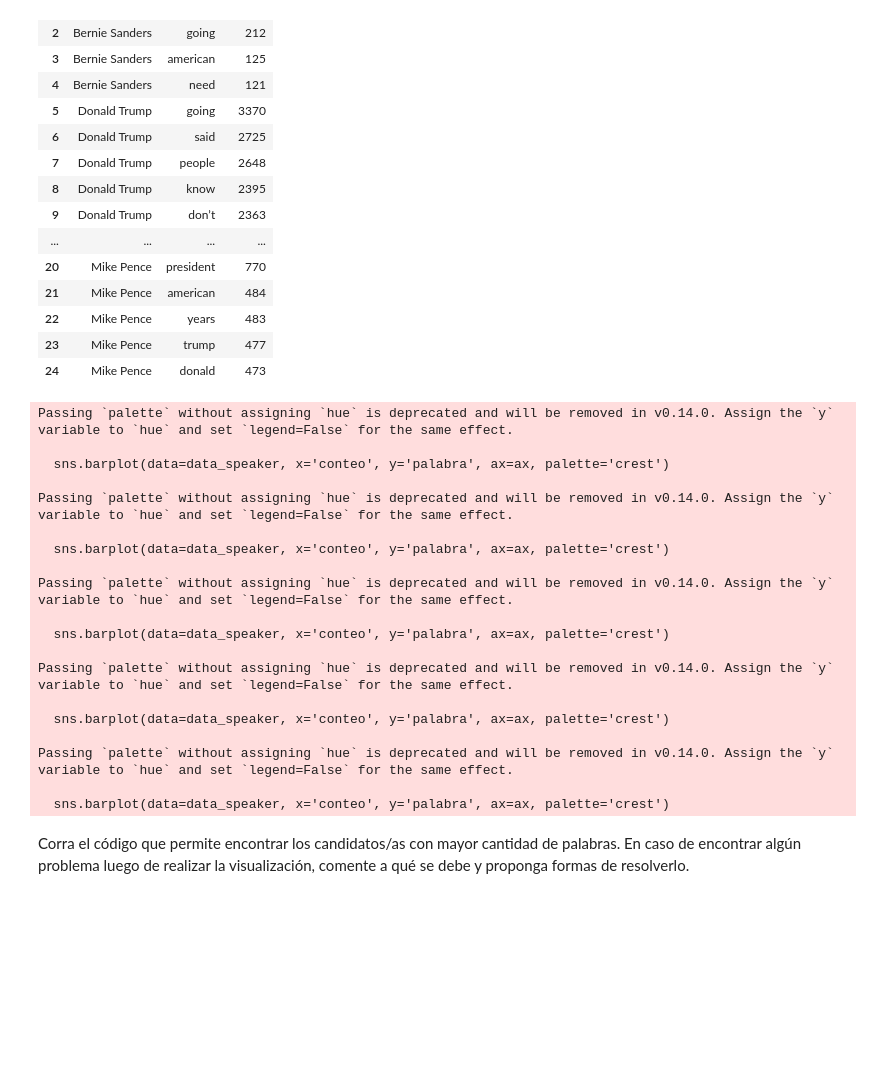
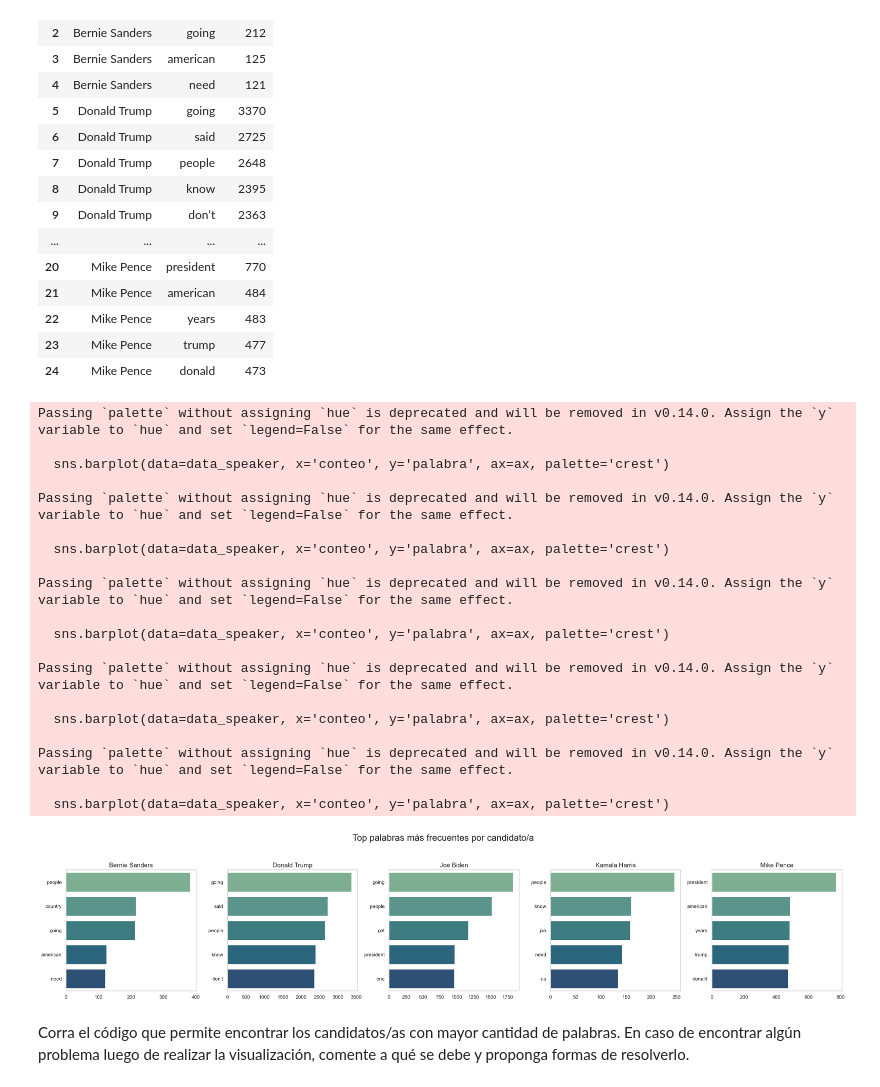
Before and after one commit to SantiQuinteros/Curso-Ciencia-Datos-FING, a Jupyter notebook: Script/Tarea 1.ipynb, the cells around one changed output. Saved outputs shown, nothing was run; the diff lists cells and outputs as text; code cells hidden in the pictures; blank space fills up the shorter version.

```diff
--- a/Script/Tarea 1.ipynb
+++ b/Script/Tarea 1.ipynb
@@ -405,35 +441,38 @@ if n_speakers == 1:
     axes = [axes]
 
 for ax, speaker in zip(axes, speakers):
     data_speaker = conteo_por_speaker[conteo_por_speaker['speaker'] == speaker]
     sns.barplot(data=data_speaker, x='conteo', y='palabra', ax=ax, palette='crest')
     ax.set_title(f"{speaker}", fontsize=14)
-    ax.set_xlabel("Frecuencia")
+    ax.set_xlabel("")
     ax.set_ylabel("")
+    ax.grid(False)
 
-plt.suptitle(f"Top palabras más frecuentes por speaker", fontsize=16, y=1.05)
+
+plt.suptitle(f"Top palabras más frecuentes por candidato/a", fontsize=20, y=1.05)
 plt.tight_layout()
 plt.show()
 # %% [output]
 Passing `palette` without assigning `hue` is deprecated and will be removed in v0.14.0. Assign the `y` variable to `hue` and set `legend=False` for the same effect.
 
   sns.barplot(data=data_speaker, x='conteo', y='palabra', ax=ax, palette='crest')
 
 Passing `palette` without assigning `hue` is deprecated and will be removed in v0.14.0. Assign the `y` variable to `hue` and set `legend=False` for the same effect.
 
   sns.barplot(data=data_speaker, x='conteo', y='palabra', ax=ax, palette='crest')
 
 Passing `palette` without assigning `hue` is deprecated and will be removed in v0.14.0. Assign the `y` variable to `hue` and set `legend=False` for the same effect.
 
   sns.barplot(data=data_speaker, x='conteo', y='palabra', ax=ax, palette='crest')
 
 Passing `palette` without assigning `hue` is deprecated and will be removed in v0.14.0. Assign the `y` variable to `hue` and set `legend=False` for the same effect.
 
   sns.barplot(data=data_speaker, x='conteo', y='palabra', ax=ax, palette='crest')
 
 Passing `palette` without assigning `hue` is deprecated and will be removed in v0.14.0. Assign the `y` variable to `hue` and set `legend=False` for the same effect.
 
   sns.barplot(data=data_speaker, x='conteo', y='palabra', ax=ax, palette='crest')
+[figure, added]
 # %% [markdown]
 Corra el código que permite encontrar los candidatos/as con mayor cantidad de
 palabras. En caso de encontrar algún problema luego de realizar la visualización,
```
Also changed, not shown: parts of 6 cells of this notebook.
